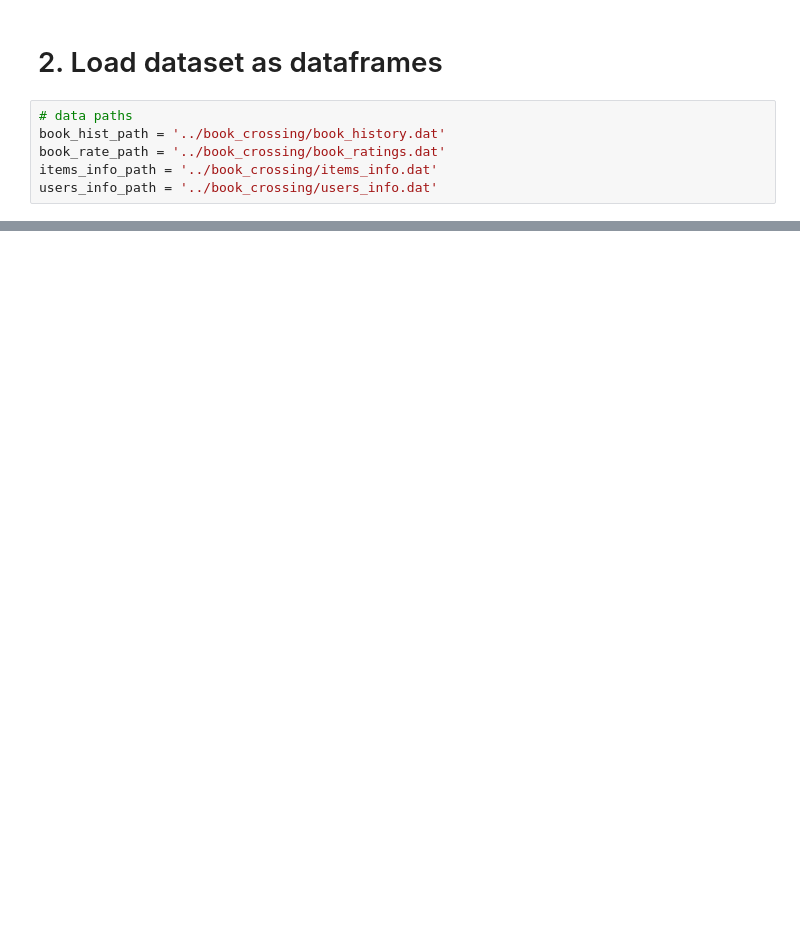
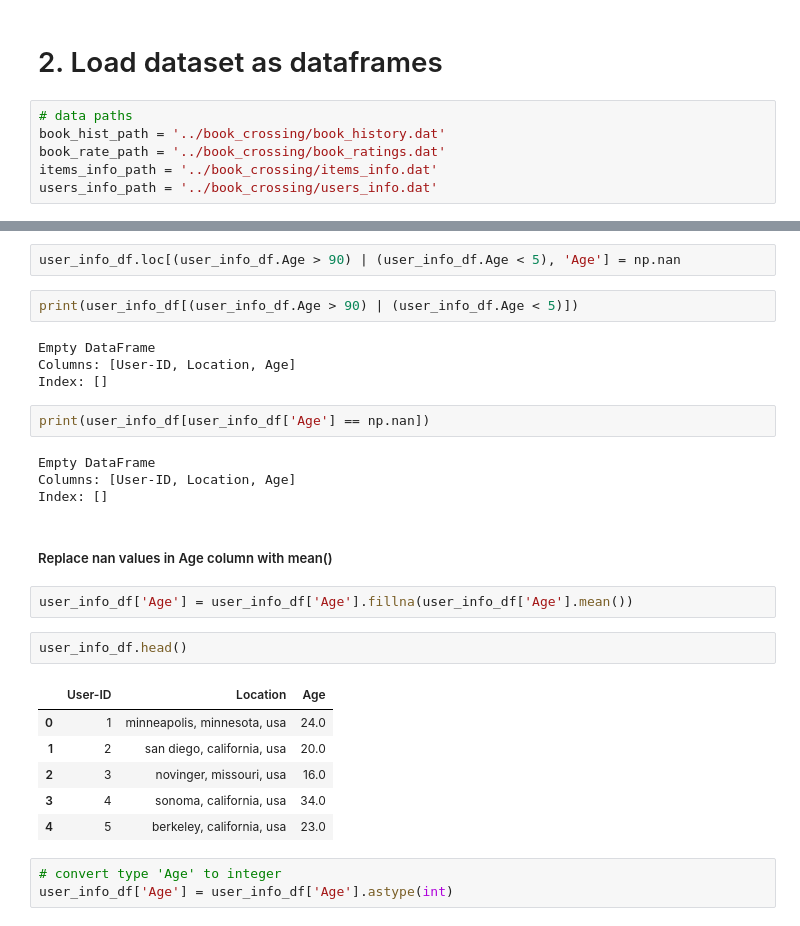
Before and after one commit to TranQuocViet236/RS, a Jupyter notebook: eda_notebook/eda.ipynb, the cells around one changed output, grey strips where cells are left out. Saved outputs shown, nothing was run; the diff lists cells and outputs as text; blank space fills up the shorter version.

```diff
--- a/eda_notebook/eda.ipynb
+++ b/eda_notebook/eda.ipynb
@@ -91,0 +144,30 @@ ParserError: Error tokenizing data. C error: Expected 3 fields in line 3, saw 4
+# %%
+user_info_df.loc[(user_info_df.Age > 90) | (user_info_df.Age < 5), 'Age'] = np.nan
+# %%
+print(user_info_df[(user_info_df.Age > 90) | (user_info_df.Age < 5)])
+# %% [output]
+Empty DataFrame
+Columns: [User-ID, Location, Age]
+Index: []
+# %%
+print(user_info_df[user_info_df['Age'] == np.nan])
+# %% [output]
+Empty DataFrame
+Columns: [User-ID, Location, Age]
+Index: []
+# %% [markdown]
+##### Replace nan values in Age column with mean()
+# %%
+user_info_df['Age'] = user_info_df['Age'].fillna(user_info_df['Age'].mean())
+# %%
+user_info_df.head()
+# %% [output]
+|  | User-ID | Location | Age |
+| 0 | 1 | minneapolis, minnesota, usa | 24.0 |
+| 1 | 2 | san diego, california, usa | 20.0 |
+| 2 | 3 | novinger, missouri, usa | 16.0 |
+| 3 | 4 | sonoma, california, usa | 34.0 |
+| 4 | 5 | berkeley, california, usa | 23.0 |
+# %%
+# convert type 'Age' to integer
+user_info_df['Age'] = user_info_df['Age'].astype(int)
```
Also changed, not shown: parts of 41 cells of this notebook, 4 other files.
